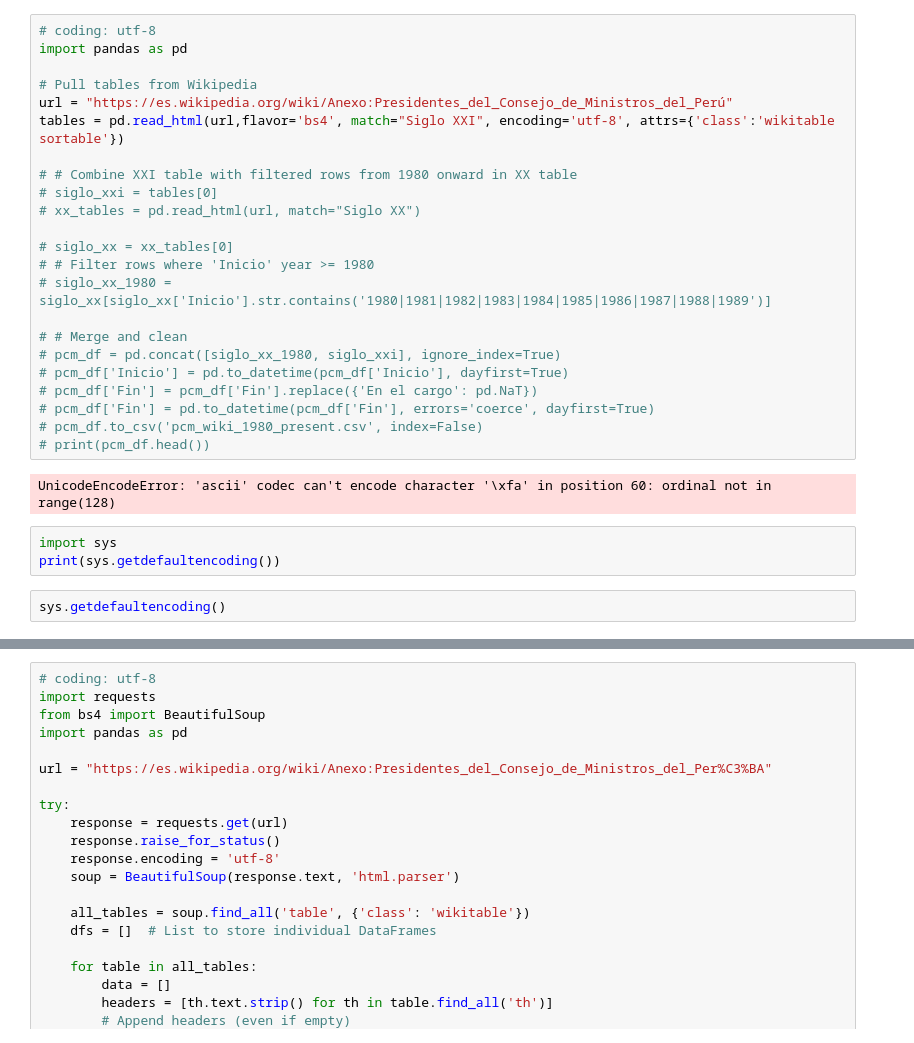
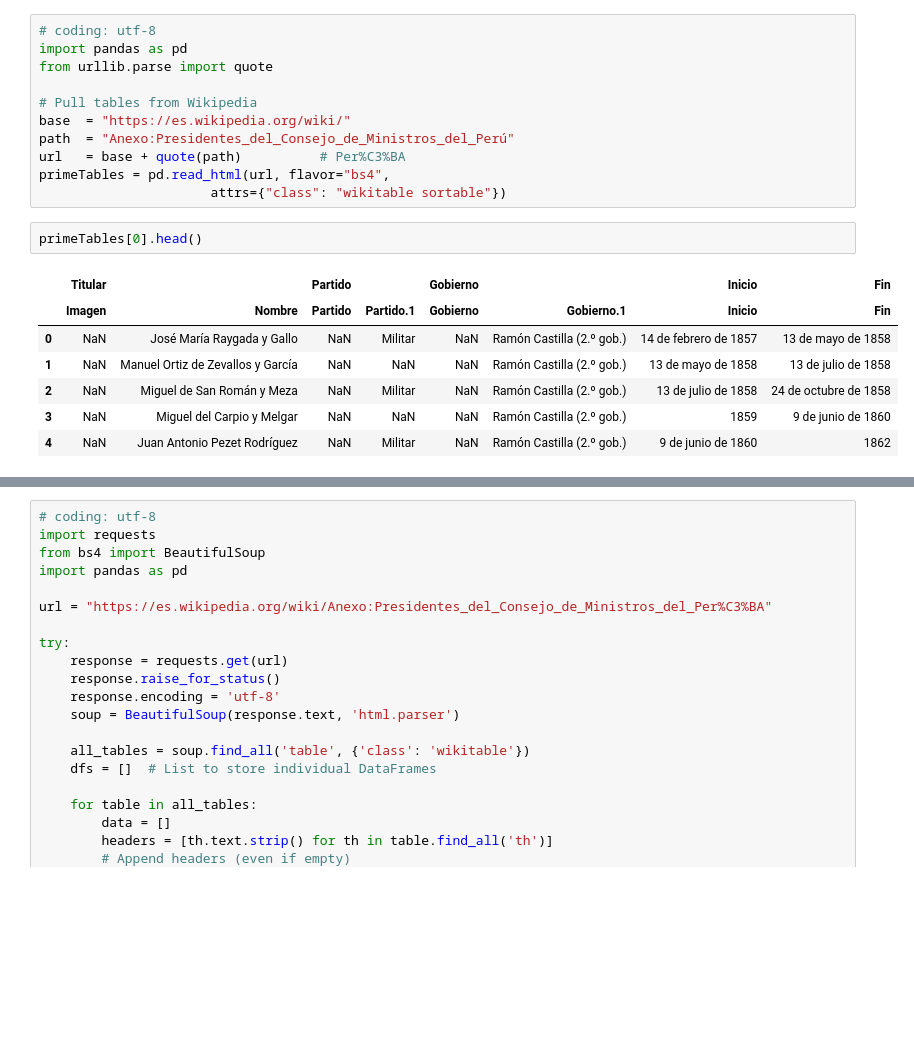
Before and after one commit to PULSO-PUCP/premieres, a Jupyter notebook: scrapePrimer.ipynb, the cells around one changed output, grey strips where cells are left out. Cells and saved outputs as stored; diff of their text form; blank space fills up the shorter version.

```diff
--- a/scrapePrimer.ipynb
+++ b/scrapePrimer.ipynb
@@ -1,30 +1,21 @@
 # %%
 # coding: utf-8
 import pandas as pd
+from urllib.parse import quote
 
 # Pull tables from Wikipedia
-url = "https://es.wikipedia.org/wiki/Anexo:Presidentes_del_Consejo_de_Ministros_del_Perú"
-tables = pd.read_html(url,flavor='bs4', match="Siglo XXI", encoding='utf-8', attrs={'class':'wikitable sortable'})
-
-# # Combine XXI table with filtered rows from 1980 onward in XX table
-# siglo_xxi = tables[0]
-# xx_tables = pd.read_html(url, match="Siglo XX")
-
-# siglo_xx = xx_tables[0]
-# # Filter rows where 'Inicio' year >= 1980
-# siglo_xx_1980 = siglo_xx[siglo_xx['Inicio'].str.contains('1980|1981|1982|1983|1984|1985|1986|1987|1988|1989')]
-
-# # Merge and clean
-# pcm_df = pd.concat([siglo_xx_1980, siglo_xxi], ignore_index=True)
-# pcm_df['Inicio'] = pd.to_datetime(pcm_df['Inicio'], dayfirst=True)
-# pcm_df['Fin'] = pcm_df['Fin'].replace({'En el cargo': pd.NaT})
-# pcm_df['Fin'] = pd.to_datetime(pcm_df['Fin'], errors='coerce', dayfirst=True)
-# pcm_df.to_csv('pcm_wiki_1980_present.csv', index=False)
-# print(pcm_df.head())
+base  = "https://es.wikipedia.org/wiki/"
+path  = "Anexo:Presidentes_del_Consejo_de_Ministros_del_Perú"
+url   = base + quote(path)          # Per%C3%BA
+primeTables = pd.read_html(url, flavor="bs4",
+                      attrs={"class": "wikitable sortable"})
-# %% [output]
-UnicodeEncodeError: 'ascii' codec can't encode character '\xfa' in position 60: ordinal not in range(128)
-# %%
-import sys
-print(sys.getdefaultencoding())
-# %%
-sys.getdefaultencoding()
+# %%
+primeTables[0].head()
+# %% [output]
+|  | Titular |  | Partido |  | Gobierno |  | Inicio | Fin |
+|  | Imagen | Nombre | Partido | Partido.1 | Gobierno | Gobierno.1 | Inicio | Fin |
+| 0 | NaN | José María Raygada y Gallo | NaN | Militar | NaN | Ramón Castilla (2.º gob.) | 14 de febrero de 1857 | 13 de mayo de 1858 |
+| 1 | NaN | Manuel Ortiz de Zevallos y García | NaN | NaN | NaN | Ramón Castilla (2.º gob.) | 13 de mayo de 1858 | 13 de julio de 1858 |
+| 2 | NaN | Miguel de San Román y Meza | NaN | Militar | NaN | Ramón Castilla (2.º gob.) | 13 de julio de 1858 | 24 de octubre de 1858 |
+| 3 | NaN | Miguel del Carpio y Melgar | NaN | NaN | NaN | Ramón Castilla (2.º gob.) | 1859 | 9 de junio de 1860 |
+| 4 | NaN | Juan Antonio Pezet Rodríguez | NaN | Militar | NaN | Ramón Castilla (2.º gob.) | 9 de junio de 1860 | 1862 |
```
Also changed, not shown: parts of 5 cells of this notebook, 27 other files.
